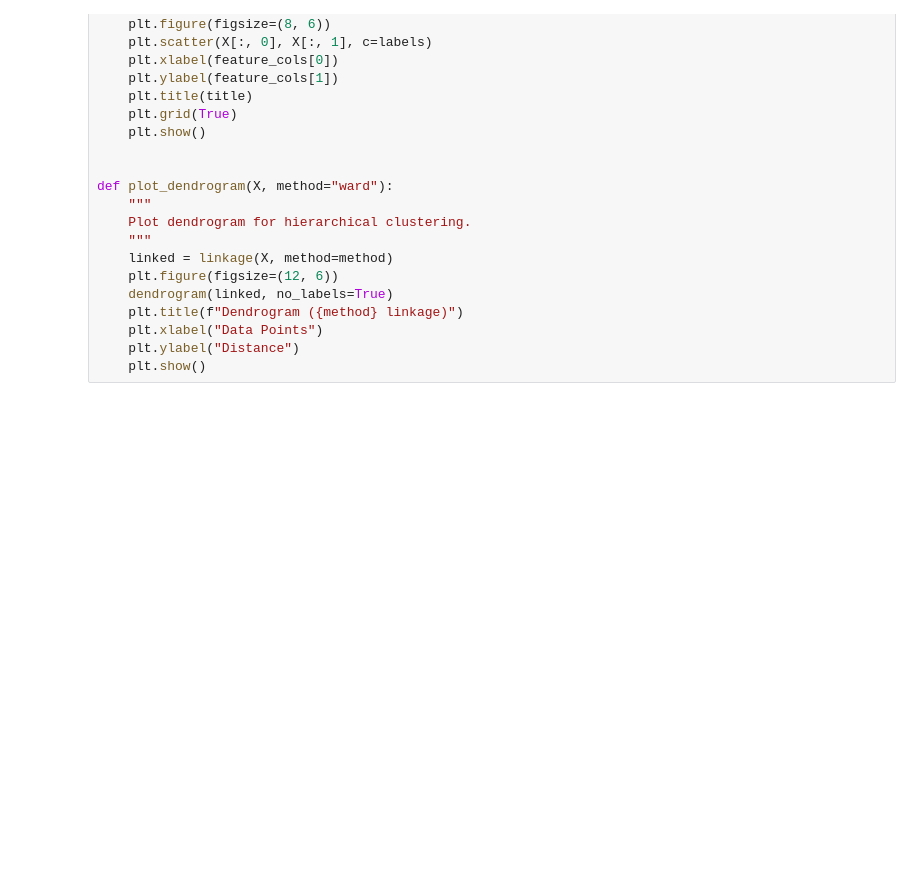
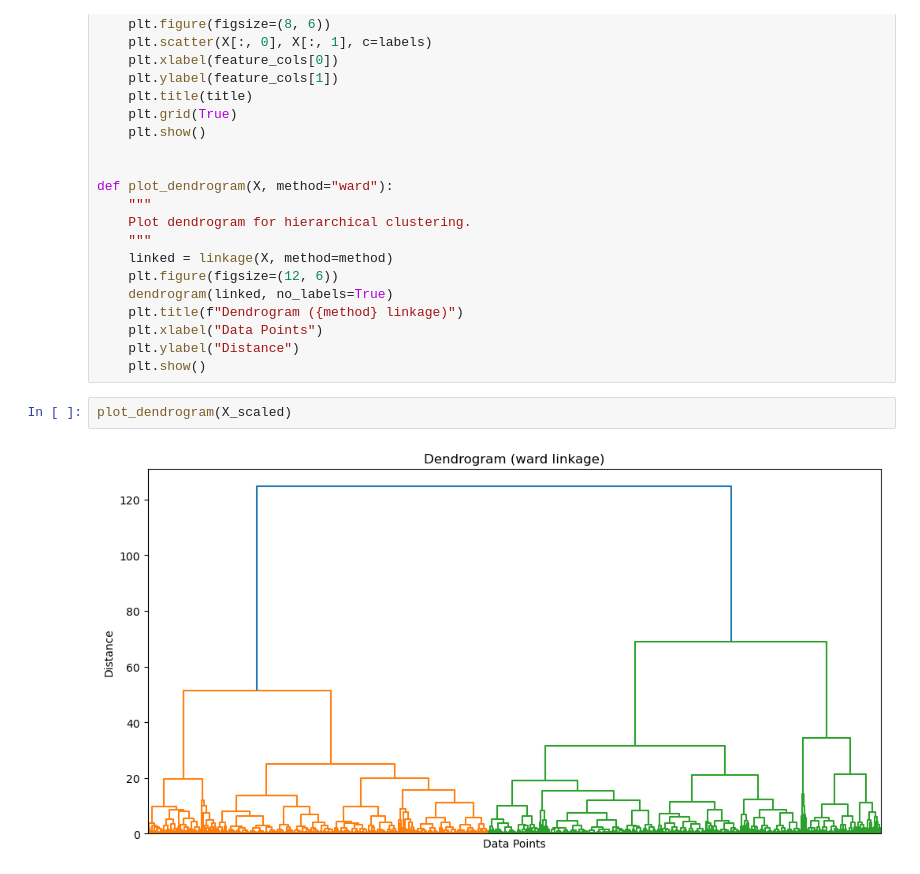
Before and after one commit to sleepi3/data_mining_project_2_group_5, a Jupyter notebook: clustering.ipynb, the cells around one changed output. Cells and saved outputs as stored; diff of their text form; blank space fills up the shorter version.

Commit message:
added dendrogram example

```diff
--- a/clustering.ipynb
+++ b/clustering.ipynb
@@ -155,6 +155,10 @@ def plot_dendrogram(X, method="ward"):
     plt.xlabel("Data Points")
     plt.ylabel("Distance")
     plt.show()
+# %%
+plot_dendrogram(X_scaled)
+# %% [output]
+[figure, added]
 # %%
 kmeans_result = k_means(X_scaled)
 plot_clusters_2d(X_scaled, kmeans_result["labels"], feature_cols, "K-Means (k=3)")
```
Also changed, not shown: parts of 2 cells of this notebook.
